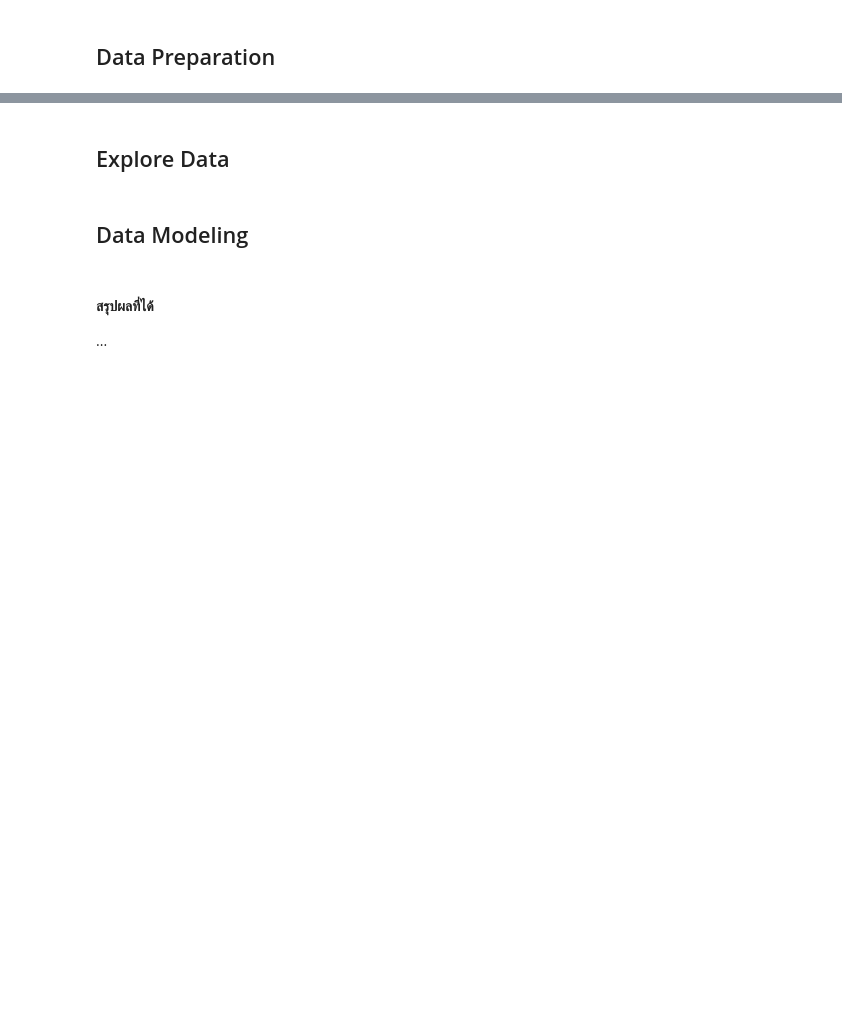
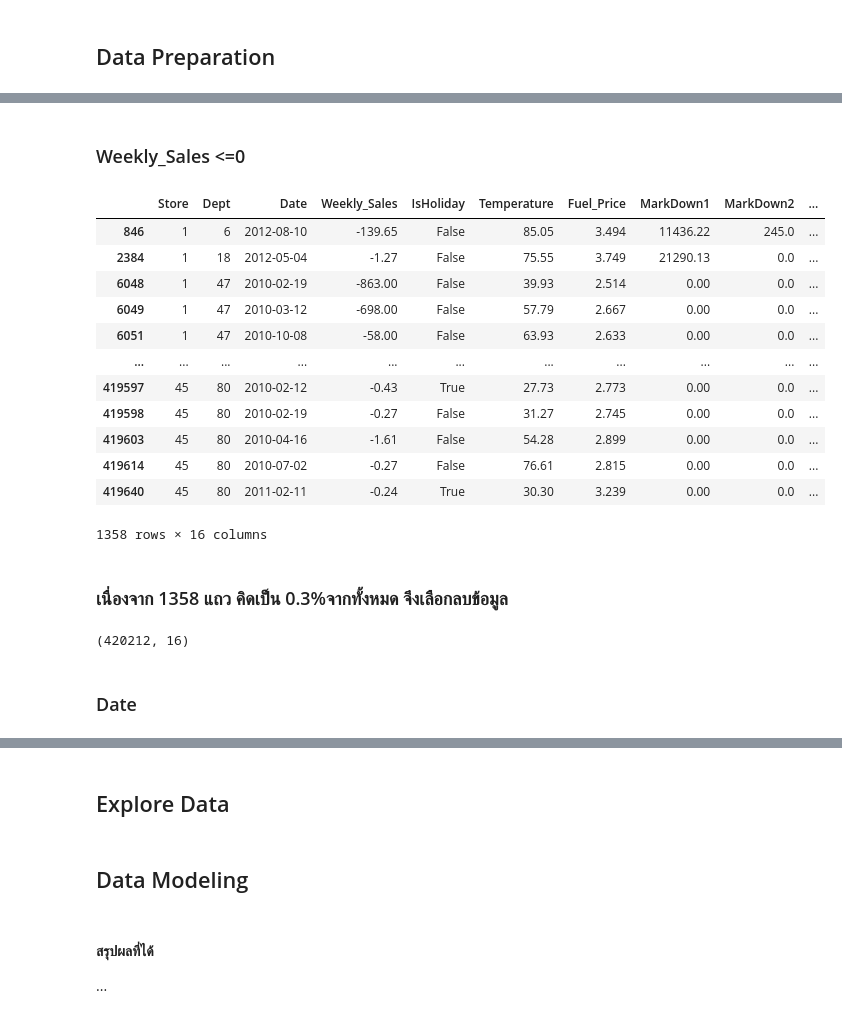
Before and after one commit to jangInw007/A4-Data-Analytics-and-Modeling, a Jupyter notebook: Group_A4_Data_Analytics_and_Modeling.ipynb, the cells around one changed output, grey strips where cells are left out. Cells and saved outputs as stored; diff of their text form; code cells hidden in the pictures; blank space fills up the shorter version.

Commit message:
Clean data ถึง แยกวันเดือนปี

```diff
--- a/Group_A4_Data_Analytics_and_Modeling.ipynb
+++ b/Group_A4_Data_Analytics_and_Modeling.ipynb
@@ -127,0 +139,5 @@ print(te.head())
+# %%
+# Merge data if necessary
+# merging 3 different sets
+df = train.merge(df_ft, on=['Store', 'Date'], how='inner').merge(df_st, on=['Store'], how='inner')
+df.head(5)
@@ -135,0 +168,4 @@ print(te.head())
+# %%
+df.drop(['IsHoliday_y'], axis=1,inplace=True) # removing dublicated column
+# %%
+df.rename(columns={'IsHoliday_x':'IsHoliday'},inplace=True) # rename the column
@@ -135,0 +210,3 @@ print(te.head())
+# %%
+markdown_cols = ['MarkDown1', 'MarkDown2', 'MarkDown3', 'MarkDown4', 'MarkDown5']
+df[markdown_cols] = df[markdown_cols].fillna(0)
@@ -135,0 +243,20 @@ print(te.head())
+# %% [markdown]
+### Weekly_Sales <=0
+# %%
+df.loc[df['Weekly_Sales']<=0]
+# %% [output]
+|  | Store | Dept | Date | Weekly_Sales | IsHoliday | Temperature | Fuel_Price | MarkDown1 | MarkDown2 | ... |
+| 846 | 1 | 6 | 2012-08-10 | -139.65 | False | 85.05 | 3.494 | 11436.22 | 245.0 | ... |
+| 2384 | 1 | 18 | 2012-05-04 | -1.27 | False | 75.55 | 3.749 | 21290.13 | 0.0 | ... |
+| 6048 | 1 | 47 | 2010-02-19 | -863.00 | False | 39.93 | 2.514 | 0.00 | 0.0 | ... |
+| 6049 | 1 | 47 | 2010-03-12 | -698.00 | False | 57.79 | 2.667 | 0.00 | 0.0 | ... |
+| 6051 | 1 | 47 | 2010-10-08 | -58.00 | False | 63.93 | 2.633 | 0.00 | 0.0 | ... |
+| ... | ... | ... | ... | ... | ... | ... | ... | ... | ... | ... |
+| 419597 | 45 | 80 | 2010-02-12 | -0.43 | True | 27.73 | 2.773 | 0.00 | 0.0 | ... |
+| 419598 | 45 | 80 | 2010-02-19 | -0.27 | False | 31.27 | 2.745 | 0.00 | 0.0 | ... |
+| 419603 | 45 | 80 | 2010-04-16 | -1.61 | False | 54.28 | 2.899 | 0.00 | 0.0 | ... |
+| 419614 | 45 | 80 | 2010-07-02 | -0.27 | False | 76.61 | 2.815 | 0.00 | 0.0 | ... |
+| 419640 | 45 | 80 | 2011-02-11 | -0.24 | True | 30.30 | 3.239 | 0.00 | 0.0 | ... |
+1358 rows × 16 columns
+# %% [markdown]
+### เนื่องจาก 1358 แถว คิดเป็น 0.3%จากทั้งหมด จึงเลือกลบข้อมูล
@@ -135,0 +265,6 @@ print(te.head())
+# %%
+df.shape # new data shape
+# %% [output]
+(420212, 16)
+# %% [markdown]
+### Date
```
Also changed, not shown: parts of 22 cells of this notebook.
